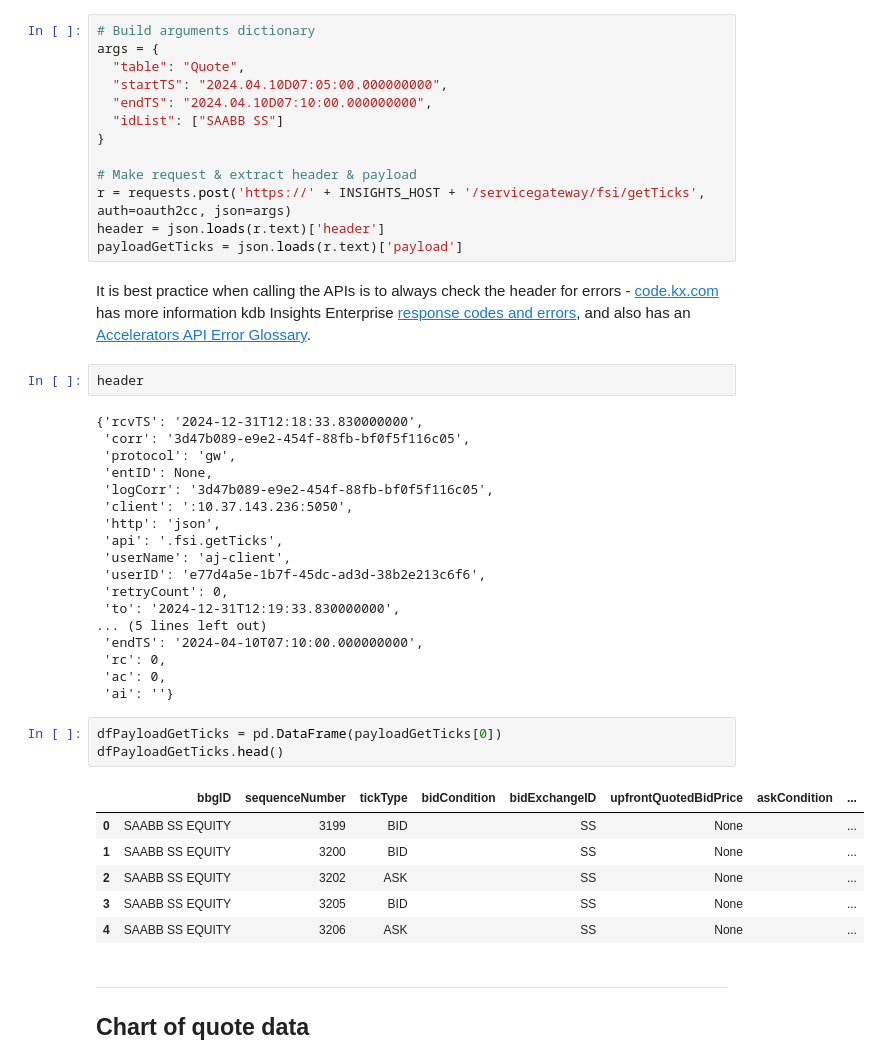
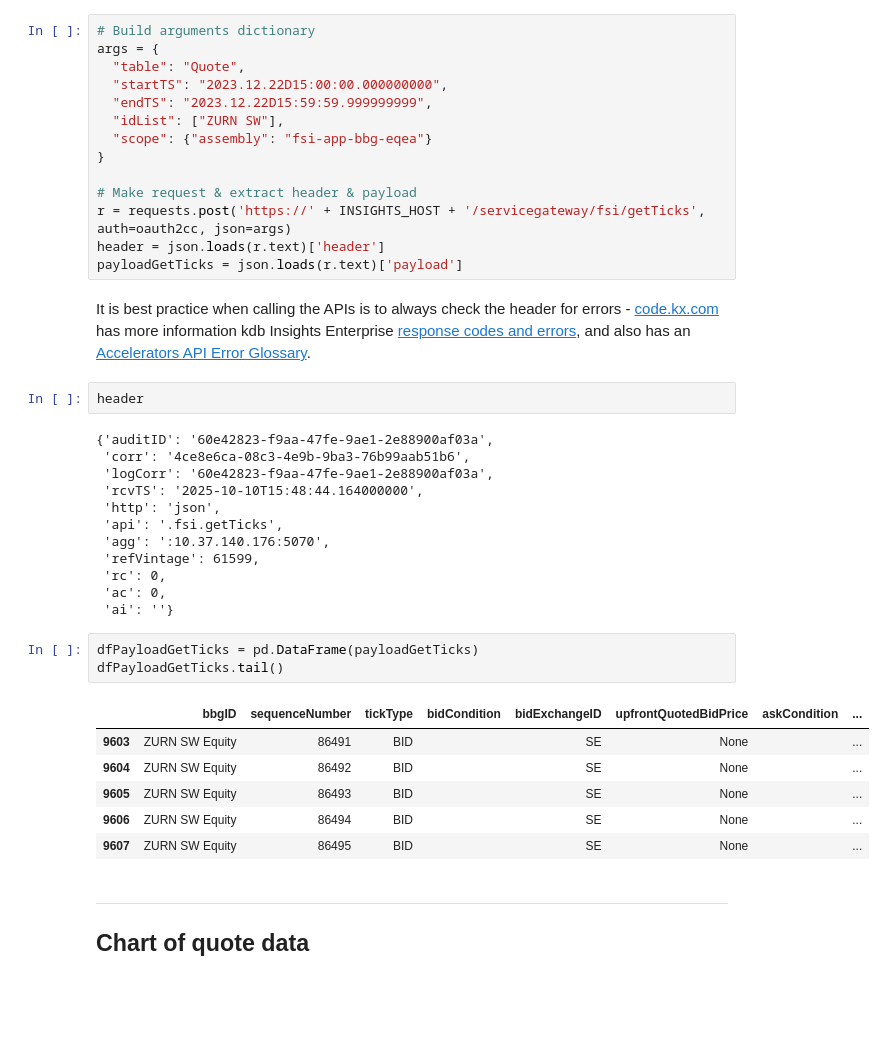
Before and after one commit to KxSystems/accelerators-samples, a Jupyter notebook: BLOOMBERG-Equity-Analytics/Bbg_Equities_Demo.ipynb, the cells around one changed output. Cells and saved outputs as stored; diff of their text form; blank space fills up the shorter version.

```diff
--- a/BLOOMBERG-Equity-Analytics/Bbg_Equities_Demo.ipynb
+++ b/BLOOMBERG-Equity-Analytics/Bbg_Equities_Demo.ipynb
@@ -50,9 +52,10 @@ oauth2cc = OAuth2ClientCredentialsAuth(oauth2client, scope='roles')
 # Build arguments dictionary
 args = {
   "table": "Quote",
-  "startTS": "2024.04.10D07:05:00.000000000",
-  "endTS": "2024.04.10D07:10:00.000000000",
-  "idList": ["SAABB SS"]
+  "startTS": "2023.12.22D15:00:00.000000000",
+  "endTS": "2023.12.22D15:59:59.999999999",
+  "idList": ["ZURN SW"],
+  "scope": {"assembly": "fsi-app-bbg-eqea"}
 }
 
 # Make request & extract header & payload
@@ -64,32 +67,26 @@ It is best practice when calling the APIs is to always check the header for erro
 # %%
 header
 # %% [output]
-{'rcvTS': '2024-12-31T12:18:33.830000000',
- 'corr': '3d47b089-e9e2-454f-88fb-bf0f5f116c05',
- 'protocol': 'gw',
- 'entID': None,
- 'logCorr': '3d47b089-e9e2-454f-88fb-bf0f5f116c05',
- 'client': ':10.37.143.236:5050',
+{'auditID': '60e42823-f9aa-47fe-9ae1-2e88900af03a',
+ 'corr': '4ce8e6ca-08c3-4e9b-9ba3-76b99aab51b6',
+ 'logCorr': '60e42823-f9aa-47fe-9ae1-2e88900af03a',
+ 'rcvTS': '2025-10-10T15:48:44.164000000',
  'http': 'json',
  'api': '.fsi.getTicks',
- 'userName': 'aj-client',
- 'userID': 'e77d4a5e-1b7f-45dc-ad3d-38b2e213c6f6',
- 'retryCount': 0,
- 'to': '2024-12-31T12:19:33.830000000',
-... (5 lines left out)
- 'endTS': '2024-04-10T07:10:00.000000000',
+ 'agg': ':10.37.140.176:5070',
+ 'refVintage': 61599,
  'rc': 0,
  'ac': 0,
  'ai': ''}
 # %%
-dfPayloadGetTicks = pd.DataFrame(payloadGetTicks[0])
-dfPayloadGetTicks.head()
+dfPayloadGetTicks = pd.DataFrame(payloadGetTicks)
+dfPayloadGetTicks.tail()
 # %% [output]
 |  | bbgID | sequenceNumber | tickType | bidCondition | bidExchangeID | upfrontQuotedBidPrice | askCondition | ... |
-| 0 | SAABB SS EQUITY | 3199 | BID |  | SS | None |  | ... |
-| 1 | SAABB SS EQUITY | 3200 | BID |  | SS | None |  | ... |
-| 2 | SAABB SS EQUITY | 3202 | ASK |  | SS | None |  | ... |
-| 3 | SAABB SS EQUITY | 3205 | BID |  | SS | None |  | ... |
-| 4 | SAABB SS EQUITY | 3206 | ASK |  | SS | None |  | ... |
+| 9603 | ZURN SW Equity | 86491 | BID |  | SE | None |  | ... |
+| 9604 | ZURN SW Equity | 86492 | BID |  | SE | None |  | ... |
+| 9605 | ZURN SW Equity | 86493 | BID |  | SE | None |  | ... |
+| 9606 | ZURN SW Equity | 86494 | BID |  | SE | None |  | ... |
+| 9607 | ZURN SW Equity | 86495 | BID |  | SE | None |  | ... |
 # %% [markdown]
 ---
```
Also changed, not shown: parts of 10 cells of this notebook.
